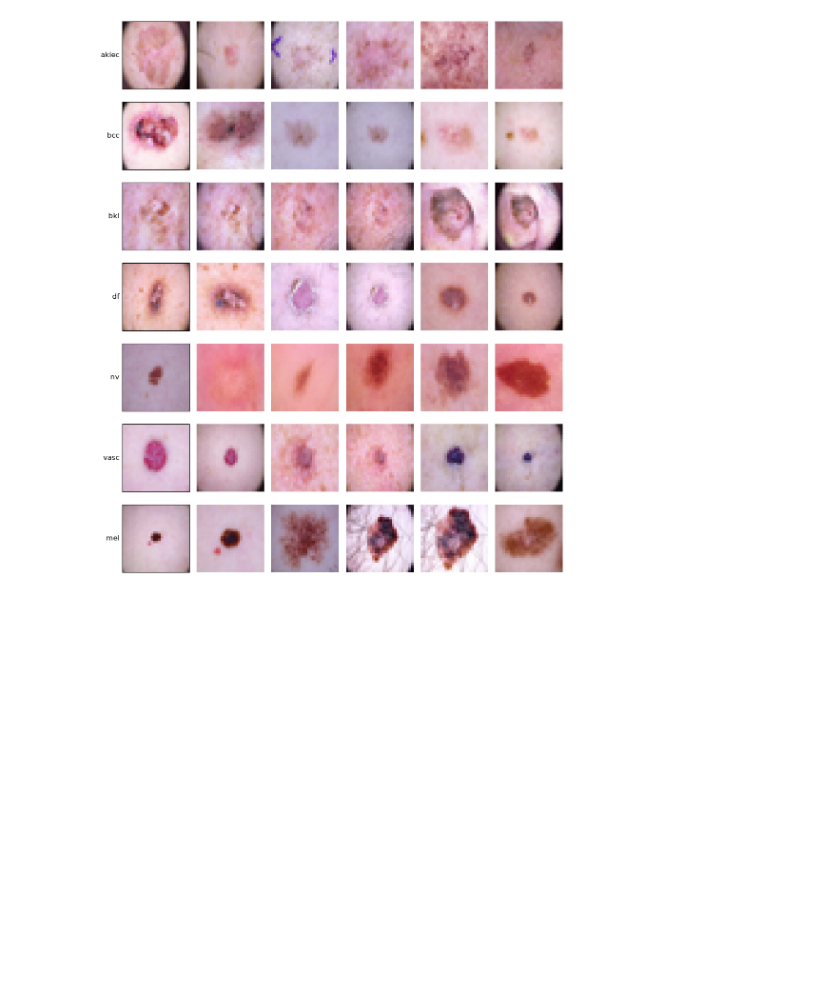
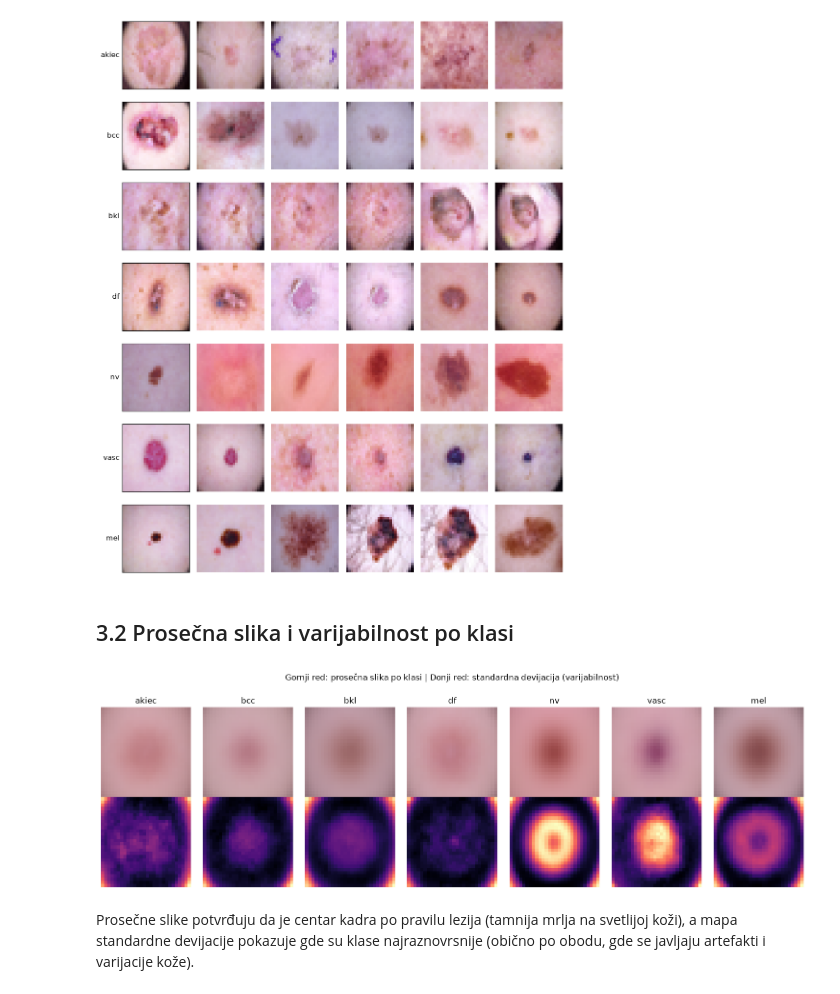
Before and after one commit to BoziCCCa/ImagePreprocessing, a Jupyter notebook: notebook.ipynb, the cells around one changed output. Saved outputs shown, nothing was run; the diff lists cells and outputs as text; code cells hidden in the pictures; blank space fills up the shorter version.

```diff
--- a/notebook.ipynb
+++ b/notebook.ipynb
@@ -204,3 +204,19 @@ plt.tight_layout()
 plt.show()
 # %% [output]
 [figure]
+# %% [markdown]
+<h2>3.2 Prosečna slika i varijabilnost po klasi</h2>
+# %%
+fig, axes = plt.subplots(2, 7, figsize=(15, 4.5))
+for c, lab in enumerate(range(7)):
+    grp = X_all[y_all == lab].astype(np.float32)
+    axes[0, c].imshow(grp.mean(0).astype(np.uint8)); axes[0, c].set_title(LABELS[lab]); axes[0, c].axis("off")
+    axes[1, c].imshow(grp.std(0).mean(2), cmap="magma"); axes[1, c].axis("off")
+axes[0, 0].set_ylabel("prosek", rotation=0, ha="right");
+axes[1, 0].set_ylabel("std", rotation=0, ha="right")
+plt.suptitle("Gornji red: prosečna slika po klasi | Donji red: standardna devijacija (varijabilnost)", y=1.02)
+plt.tight_layout(); plt.show()
+# %% [output]
+[figure, added]
+# %% [markdown]
+<p>Prosečne slike potvrđuju da je centar kadra po pravilu lezija (tamnija mrlja na svetlijoj koži), a mapa standardne devijacije pokazuje gde su klase najraznovrsnije (obično po obodu, gde se javljaju artefakti i varijacije kože).</p>
```
Also changed, not shown: parts of 73 cells of this notebook.
